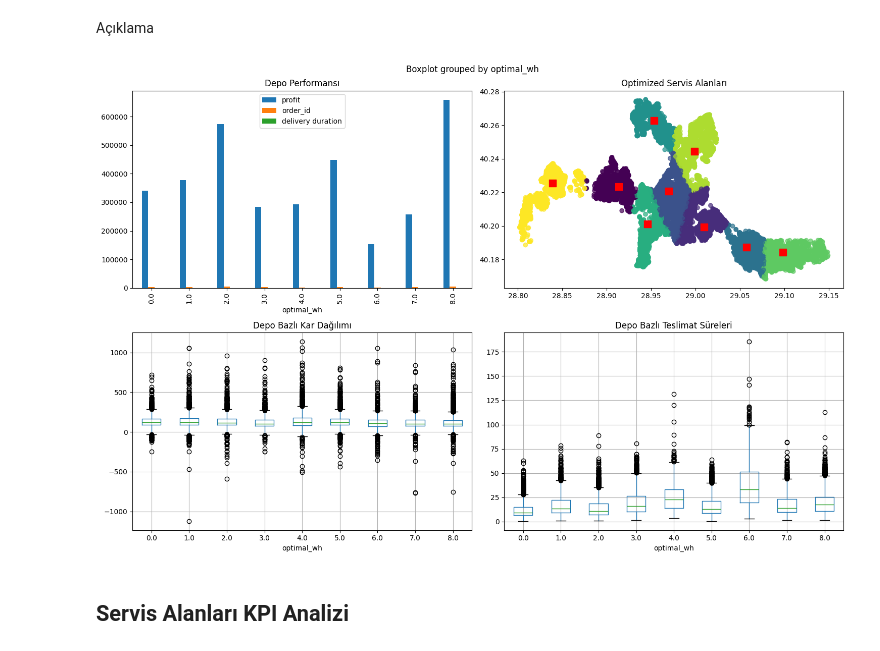
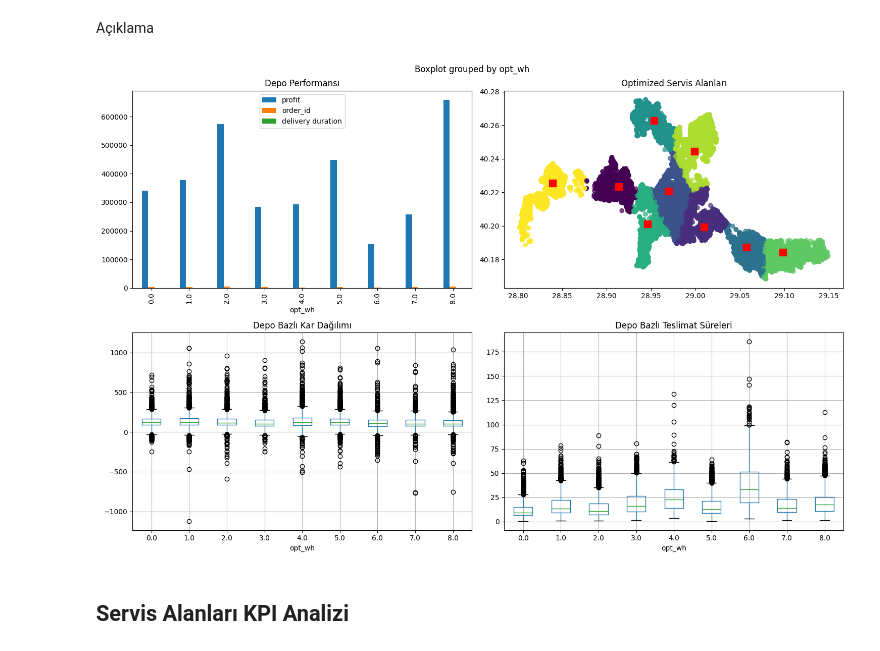
Before and after one commit to mertturunc/purple-case, a Jupyter notebook: notebooks/orders_service_area.ipynb, the cells around one changed output. Drawn from its saved outputs; the diff is of its cells as text; code cells hidden in the pictures.

```diff
--- a/notebooks/orders_service_area.ipynb
+++ b/notebooks/orders_service_area.ipynb
@@ -377,18 +377,18 @@ def find_coords(df):
     except KeyError:
         raise KeyError(f"{df} verisinde 'longitude' ve/veya 'latitude' kolonları bulunamadı.")
 
-order_df = load_data('../data/siparis.csv', 'Sipariş')
-warehouse_df = load_data('../data/warehouse.csv', 'Depo')
+order_df = load_data('../data/order.csv', 'Sipariş')
+wh_df = load_data('../data/warehouse.csv', 'Depo')
 
-if order_df is not None and warehouse_df is not None:
+if order_df is not None and wh_df is not None:
     s_long, s_lat = find_coords(order_df)
-    w_long, w_lat = find_coords(warehouse_df)
+    w_long, w_lat = find_coords(wh_df)
 
     order_gdf = gpd.GeoDataFrame(order_df, geometry=gpd.points_from_xy(order_df[s_long], order_df[s_lat]), crs="EPSG:4326").to_crs(epsg=3857)
-    warehouse_gdf = gpd.GeoDataFrame(warehouse_df, geometry=gpd.points_from_xy(warehouse_df[w_long], warehouse_df[w_lat]), crs="EPSG:4326").to_crs(epsg=3857)
+    wh_gdf = gpd.GeoDataFrame(wh_df, geometry=gpd.points_from_xy(wh_df[w_long], wh_df[w_lat]), crs="EPSG:4326").to_crs(epsg=3857)
 
     ax = order_gdf.plot(markersize=5, color='blue', label='Siparişler', alpha=0.1)
-    warehouse_gdf.plot(ax=ax, markersize=50, color='red', marker='s', label='Depolar', edgecolor='white', linewidth=1)
+    wh_gdf.plot(ax=ax, markersize=50, color='red', marker='s', label='Depolar', edgecolor='white', linewidth=1)
     ctx.add_basemap(ax, source=ctx.providers.CartoDB.Positron)
     # 3857 projeksiyonu için eksen etiketlerini kaldır
     ax.set_xticks([])
@@ -402,7 +402,7 @@ if order_df is not None and warehouse_df is not None:
 else:
     print('veri okunamadı')
     order_gdf = None
-    warehouse_gdf = None
+    wh_gdf = None
 # %% [output]
 Sipariş verisi okundu.
 Depo verisi okundu.
@@ -422,16 +422,16 @@ Açıklama
 # %%
 # convert to 3857 for analysis
 order_3857 = order_gdf.to_crs(epsg=3857)
-warehouse_3857 = warehouse_gdf.to_crs(epsg=3857)
+wh_3857 = wh_gdf.to_crs(epsg=3857)
 x, y = order_3857.geometry.x.values, order_3857.geometry.y.values
-w_x, w_y = warehouse_3857.geometry.x.values, warehouse_3857.geometry.y.values
+w_x, w_y = wh_3857.geometry.x.values, wh_3857.geometry.y.values
 
 revenue = order_gdf['revenue'].values
 basket = order_gdf['basket_value'].values
 delivery = order_gdf['delivery duration'].values
 
 districts_3857 = districts.to_crs(epsg=3857)
-neighbourhoods_3857 = neighbourhoods.to_crs(epsg=3857)
+nbh_3857 = neighbourhoods.to_crs(epsg=3857)
 
 maps = [
     ('Sipariş Yoğunluğu', None, 'YlOrRd'),
@@ -444,19 +444,19 @@ filenames = ['order_density', 'revenue_distribution', 'basket_value', 'delivery_
 
 def plot_hex(ax, data, cmap, title, label, single=False):
     districts_3857.boundary.plot(ax=ax, linewidth=1, edgecolor='grey', alpha=0.7, zorder=7)
-    neighbourhoods_3857.boundary.plot(ax=ax, linewidth=0.5, edgecolor='lightgrey', alpha=0.5, zorder=6)
+    nbh_3857.boundary.plot(ax=ax, linewidth=0.5, edgecolor='lightgrey', alpha=0.5, zorder=6)
     # hexbins (need a fix)
     hb = ax.hexbin(x, y, C=data, gridsize=40, cmap=cmap, alpha=0.8, zorder=3)
     plt.colorbar(hb, ax=ax, shrink=0.8)
     # warehouse and buffer
-    warehouse_handles = []
+    wh_handles = []
     buffer_handles = []
     for wx, wy in zip(w_x, w_y):
         # warehouse
         wh = ax.scatter(wx, wy, s=80, c='red', marker='s', edgecolor='black', linewidth=1.5, zorder=8, label='Depo')
         # buffer
         buf = ax.add_patch(plt.Circle((wx, wy), 5000, fill=False, color='red', linestyle='--', alpha=0.5, linewidth=2, zorder=5, label='Etki Alanı (5km)'))
-        warehouse_handles.append(wh)
+        wh_handles.append(wh)
         buffer_handles.append(buf)
     #zoom into boundaries
     ax.set_xlim(order_3857.total_bounds[0] - 5000, order_3857.total_bounds[2] + 5000)
@@ -472,9 +472,9 @@ def plot_hex(ax, data, cmap, title, label, single=False):
     ax.axvline(x=0, color='black', linewidth=0.5)
 
     # custom legend
-    warehouse_legend = mlines.Line2D([], [], color='red', marker='s', linestyle='None', markersize=10, markeredgecolor='black', label='Depo')
+    wh_legend = mlines.Line2D([], [], color='red', marker='s', linestyle='None', markersize=10, markeredgecolor='black', label='Depo')
     buffer_legend = mpatches.Patch(facecolor='none', edgecolor='red', linestyle='--', linewidth=1, alpha=0.5, label='Etki Alanı (5km)')
-    ax.legend(handles=[warehouse_legend, buffer_legend], loc='upper right', fontsize=9, frameon=True)
+    ax.legend(handles=[wh_legend, buffer_legend], loc='upper right', fontsize=9, frameon=True)
 
     if single:
         plt.tight_layout()
@@ -644,40 +645,40 @@ def create_optimized_zones(orders, warehouses, method='balanced'):
                 weights['distance'] * dist
             )
             scores.append(score)
-        orders.loc[i, 'optimal_wh'] = np.argmax(scores)
+        orders.loc[i, 'opt_wh'] = np.argmax(scores)
 
     return orders
 
-orders_optimized = create_optimized_zones(order_3857_with_closest, warehouse_3857)
+orders_opt = create_optimized_zones(order_3857_wc, wh_3857)
 # %%
 def create_kpi_dashboard(orders, warehouses):
     fig, axes = plt.subplots(2, 2, figsize=(15, 10))
 
     # Depo performansı
-    wh_stats = orders.groupby('optimal_wh').agg({'profit': 'sum', 'order_id': 'count', 'delivery duration': 'mean'})
+    wh_stats = orders.groupby('opt_wh').agg({'profit': 'sum', 'order_id': 'count', 'delivery duration': 'mean'})
     wh_stats.plot(kind='bar', ax=axes[0,0], title='Depo Performansı')
 
     # Coğrafi dağılım
-    axes[0,1].scatter(orders.longitude, orders.latitude, c=orders.optimal_wh, cmap='viridis', alpha=0.7)
+    axes[0,1].scatter(orders.longitude, orders.latitude, c=orders.opt_wh, cmap='viridis', alpha=0.7)
     axes[0,1].scatter(warehouses.Longitude, warehouses.Latitude, c='red', s=100, marker='s')
     axes[0,1].set_title('Optimized Servis Alanları')
 
     # Kar dağılımı
-    orders.boxplot(column='profit', by='optimal_wh', ax=axes[1,0])
+    orders.boxplot(column='profit', by='opt_wh', ax=axes[1,0])
     axes[1,0].set_title('Depo Bazlı Kar Dağılımı')
 
     # Teslimat süreleri
-    orders.boxplot(column='delivery duration', by='optimal_wh', ax=axes[1,1])
+    orders.boxplot(column='delivery duration', by='opt_wh', ax=axes[1,1])
     axes[1,1].set_title('Depo Bazlı Teslimat Süreleri')
 
     plt.tight_layout()
     plt.show()
 
     return wh_stats
 
-kpi_results = create_kpi_dashboard(orders_optimized, warehouse_3857)
+kpi_results = create_kpi_dashboard(orders_opt, wh_3857)
 # %% [output]
-[figure, old version]
+[figure, new version]
 # %% [markdown]
 ## Servis Alanları KPI Analizi
 # %% [markdown]
```
Also changed, not shown: parts of 5 cells of this notebook, 2 other files.
